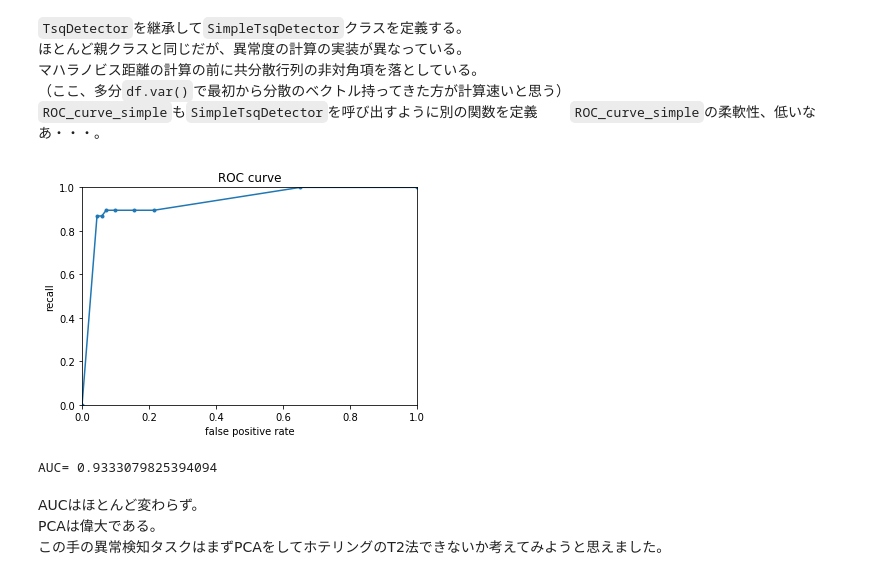
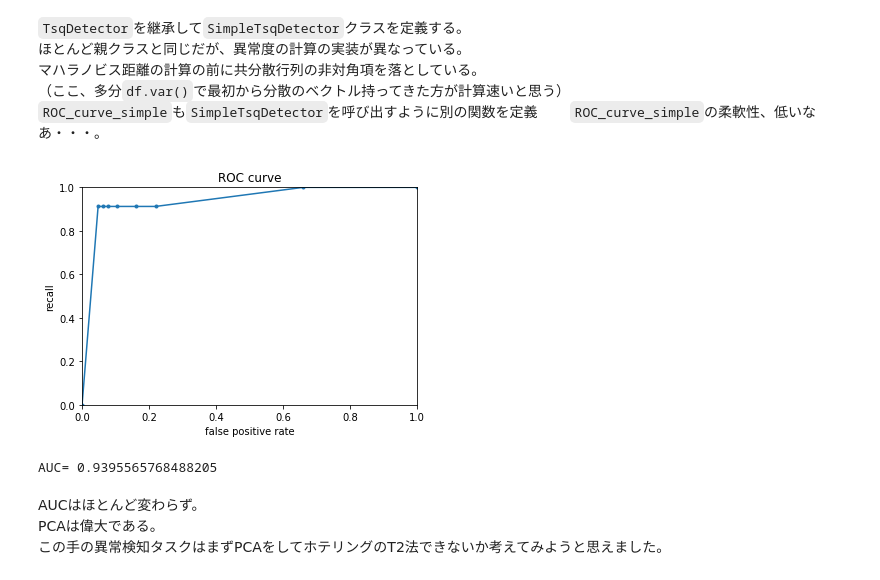
Before and after one commit to nagiton/anomaly_detection, a Jupyter notebook: T-sq_method.ipynb, the cells around one changed output. Saved outputs shown, nothing was run; the diff lists cells and outputs as text; code cells hidden in the pictures.

```diff
--- a/T-sq_method.ipynb
+++ b/T-sq_method.ipynb
@@ -313,13 +313,14 @@ $$
 r_0(\tau) = \frac{TN(\tau)}{TN(\tau)+FP(\tau)} \\
 r_1(\tau) = \frac{TP(\tau)}{TP(\tau)+FN(\tau)}
 $$
+# %%
+Detector = TsqDetector(mean=df_train.mean(),cov=df_train.cov(),prob=0.002,dof=len(df_train.columns))
+list_anomality = Detector.calc_anomality(df_test)
 # %%
-def make_ROC_curve(tau_list):
+def make_ROC_curve(tau_list, list_anomality, Detector):
     x = np.array([1])
     y = np.array([1])
     CMs = np.array([])
-    Detector = TsqDetector(mean=df_train.mean(),cov=df_train.cov(),prob=tau_list[0],dof=len(df_train.columns))
-    list_anomality = Detector.calc_anomality(df_test)
 
     for tau in tau_list:
         prediction = Detector.re_examine(list_anomality, tau)
@@ -343,6 +344,6 @@ def make_ROC_curve(tau_list):
 
     return x,y,CMs
 
-tau_list = [0.99,0.5,0.3,0.1,0.03,0.01,0.001]
-x,y,CMs=make_ROC_curve(tau_list)
+tau_list = [0.99,0.5,0.3,0.1,0.03,0.01,0.001,0.0001]
+x,y,CMs=make_ROC_curve(tau_list, list_anomality, Detector)
 # %% [output]
@@ -396,66 +466,39 @@ $$
 # %%
 a=np.array([[1,2],[3,4]])
 np.diag(np.diag(a))
 
 class SimpleTsqDetector(TsqDetector):
     def __init__(self,mean,cov,prob,dof):
         super().__init__(mean,cov,prob,dof)
 
     def calc_anomality(self,df_test):
         #calc anomality for each test data
         result = []
         metric = self.cov.values
         metric = np.diag(np.diag(metric))
         metric = np.linalg.inv(metric)
         iter = 0
         for index, row in df_test.iterrows():
             dist = row - self.mean
             dist = np.dot(metric, dist.values)
             dist = np.dot(row-self.mean,dist)
             iter += 1
             result.append(dist)
             if iter % 1000 == 999:
                 #print(iter+1," th iteration")
                 pass
         #return list of anomality
         return result
 
-def make_ROC_curve_simple(tau_list):
-    x = np.array([1])
-    y = np.array([1])
-    CMs = np.array([])
-
-    for tau in tau_list:
-        Detector = SimpleTsqDetector(mean=df_train.mean(),cov=df_train.cov(),
-                                     prob=tau,dof=len(df_train.columns))
-        anomality, prediction = Detector.examine(df_test)
-        CM = confusion_matrix(target_test,prediction)
-        r0 = CM[0][0]/(CM[0][0]+CM[0][1])
-        r1 = CM[1][1]/(CM[1][0]+CM[1][1])
-        x=np.append(x,1-r0)
-        y=np.append(y,r1)
-        CMs=np.append(CMs,CM)
-
-    x=np.append(x,0)
-    y=np.append(y,0)
-
-    plt.plot(x,y,marker='.')
-    plt.xlim(0,1)
-    plt.ylim(0,1)
-    plt.title("ROC curve")
-    plt.xlabel("false positive rate")
-    plt.ylabel("recall")
-    plt.show()
-
-    return x,y,CMs
-
-
 tau_list = [0.99,0.5,0.3,0.1,0.03,0.01,0.001]
-x,y,CMs=make_ROC_curve_simple(tau_list)
+Detector = SimpleTsqDetector(mean=df_train.mean(),cov=df_train.cov(),
+                                     prob=tau_list[0],dof=len(df_train.columns))
+list_anomality = Detector.calc_anomality(df_test)
+x,y,CMs=make_ROC_curve(tau_list,list_anomality, Detector)
 print("AUC=",AUC_calc(x,y))
 # %% [output]
-[figure, old version]
+[figure, new version]
-AUC= 0.9333079825394094
+AUC= 0.9395565768488205
 # %% [markdown]
 AUCはほとんど変わらず。
 PCAは偉大である。
```
Also changed, not shown: parts of 10 cells of this notebook.
